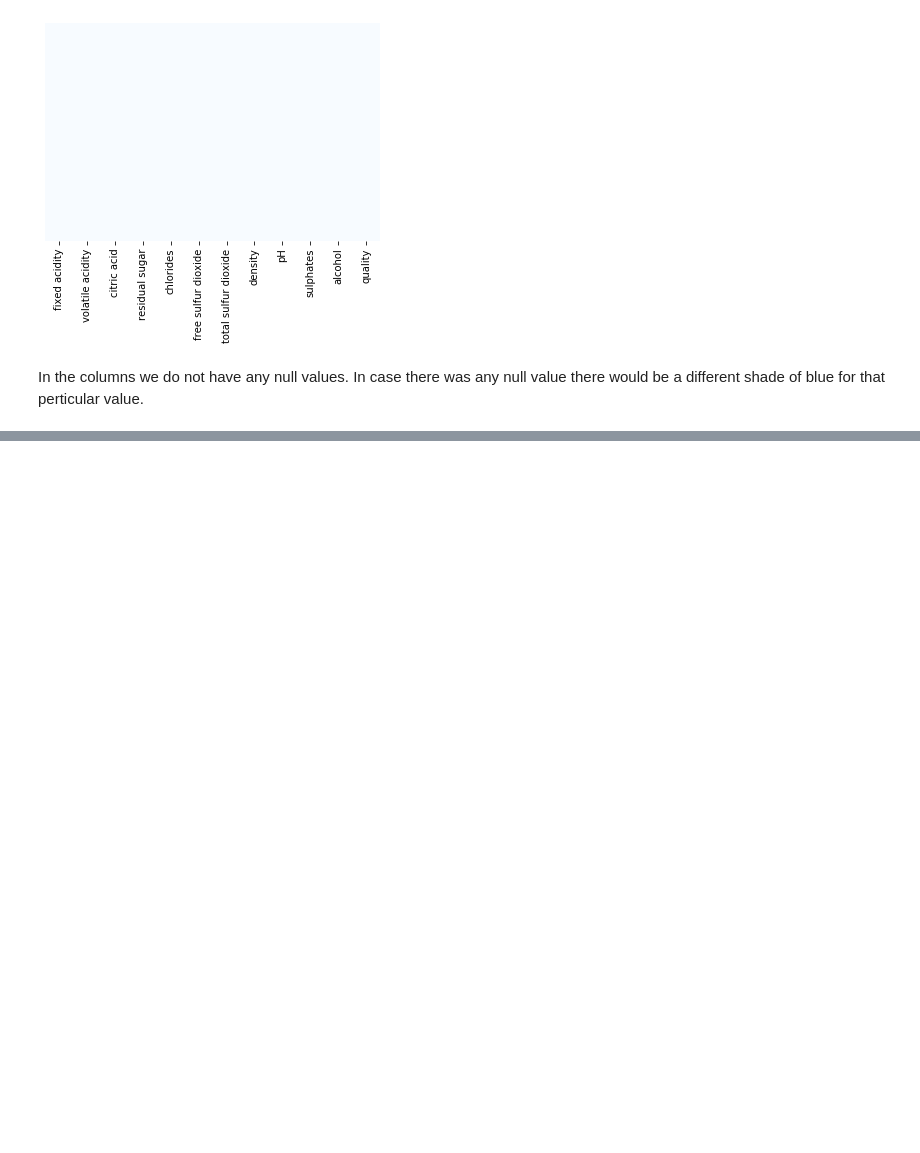
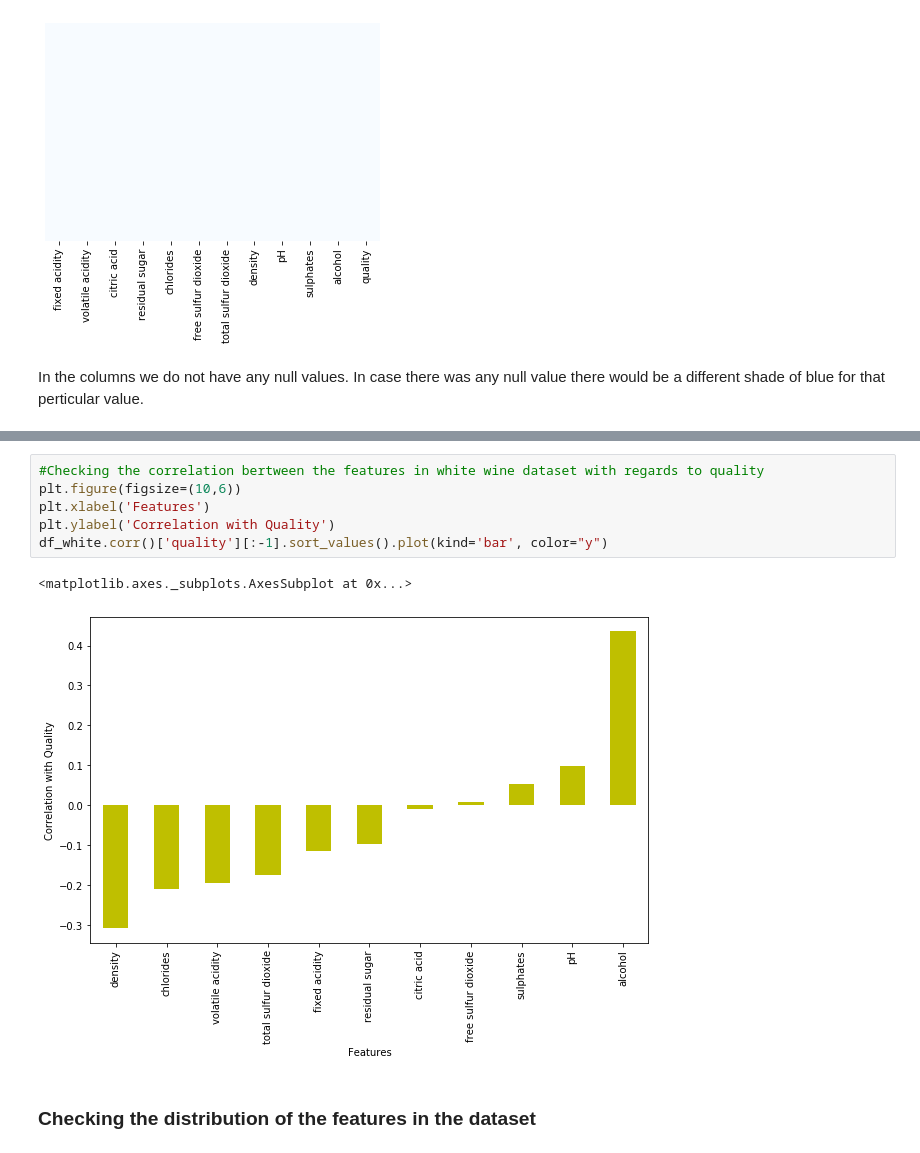
Before and after one commit to kavehamini/Wine-Quality-Project, a Jupyter notebook: Wine Quality Project.ipynb, the cells around one changed output, grey strips where cells are left out. Drawn from its saved outputs; the diff is of its cells as text; blank space fills up the shorter version.

```diff
--- a/Wine Quality Project.ipynb
+++ b/Wine Quality Project.ipynb
@@ -170,0 +180,11 @@ df_red.corr()['quality'][:-1].sort_values().plot(kind='bar')
+# %%
+#Checking the correlation bertween the features in white wine dataset with regards to quality
+plt.figure(figsize=(10,6))
+plt.xlabel('Features')
+plt.ylabel('Correlation with Quality')
+df_white.corr()['quality'][:-1].sort_values().plot(kind='bar', color="y")
+# %% [output]
+<matplotlib.axes._subplots.AxesSubplot at 0x...>
+[figure, added]
+# %% [markdown]
+### Checking the distribution of the features in the dataset
```
Also changed, not shown: parts of 3 cells of this notebook.
